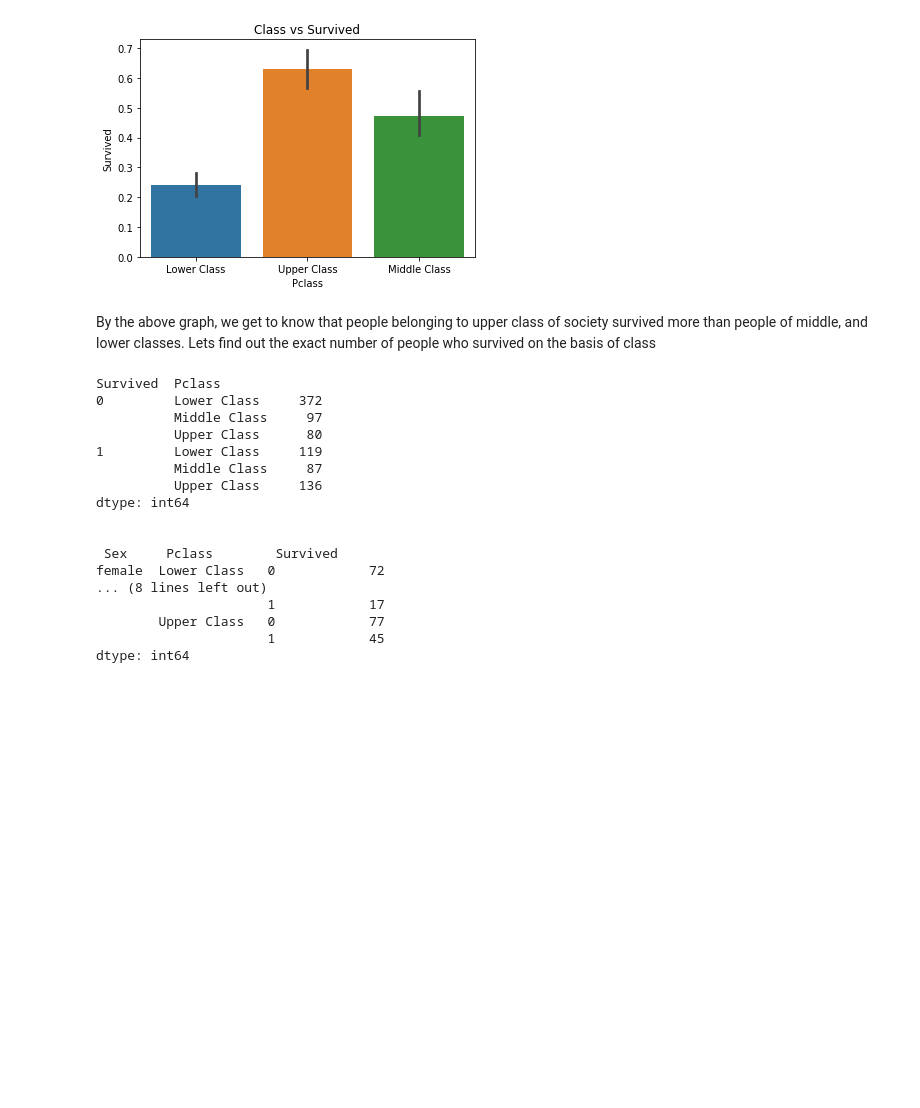
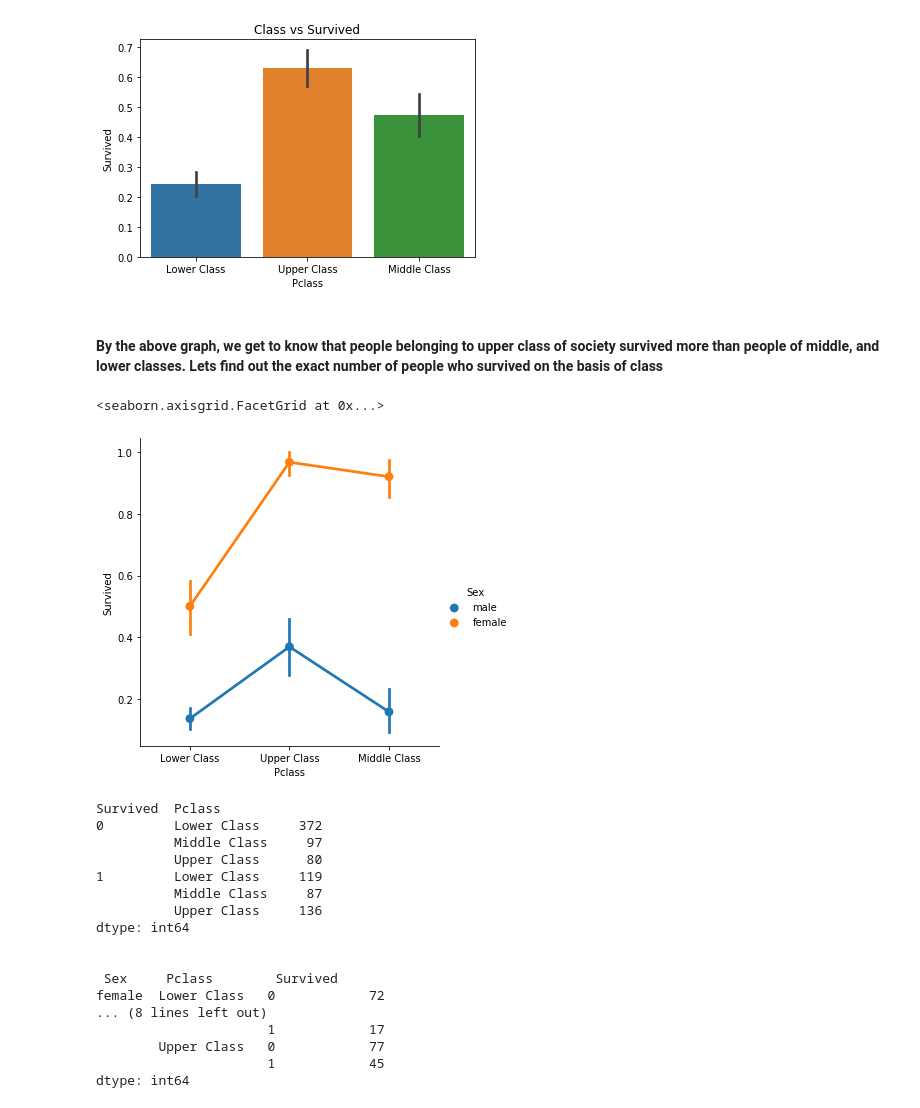
Before and after one commit to kunal-gohrani/Titanic-EDA, a Jupyter notebook: DataAnalysis.ipynb, the cells around one changed output. Cells and saved outputs as stored; diff of their text form; code cells hidden in the pictures; blank space fills up the shorter version.

```diff
--- a/DataAnalysis.ipynb
+++ b/DataAnalysis.ipynb
@@ -272,8 +279,12 @@ plt.show()
 # %% [output]
 [figure]
 # %% [markdown]
-By the above graph, we get to know that people belonging to upper class of society survived more than people of middle, and lower classes.
-Lets find out the exact number of people who survived on the basis of class
+#### By the above graph, we get to know that people belonging to upper class of society survived more than people of middle, and lower classes.  Lets find out the exact number of people who survived on the basis of class
+# %%
+sns.catplot(x='Pclass',y='Survived',hue='Sex',data=data,kind='point')
+# %% [output]
+<seaborn.axisgrid.FacetGrid at 0x...>
+[figure, added]
 # %%
 print(data.groupby(['Survived','Pclass']).size())
 print('\n\n',data.groupby(['Sex','Pclass','Survived']).size())
```
Also changed, not shown: parts of 28 cells of this notebook.
